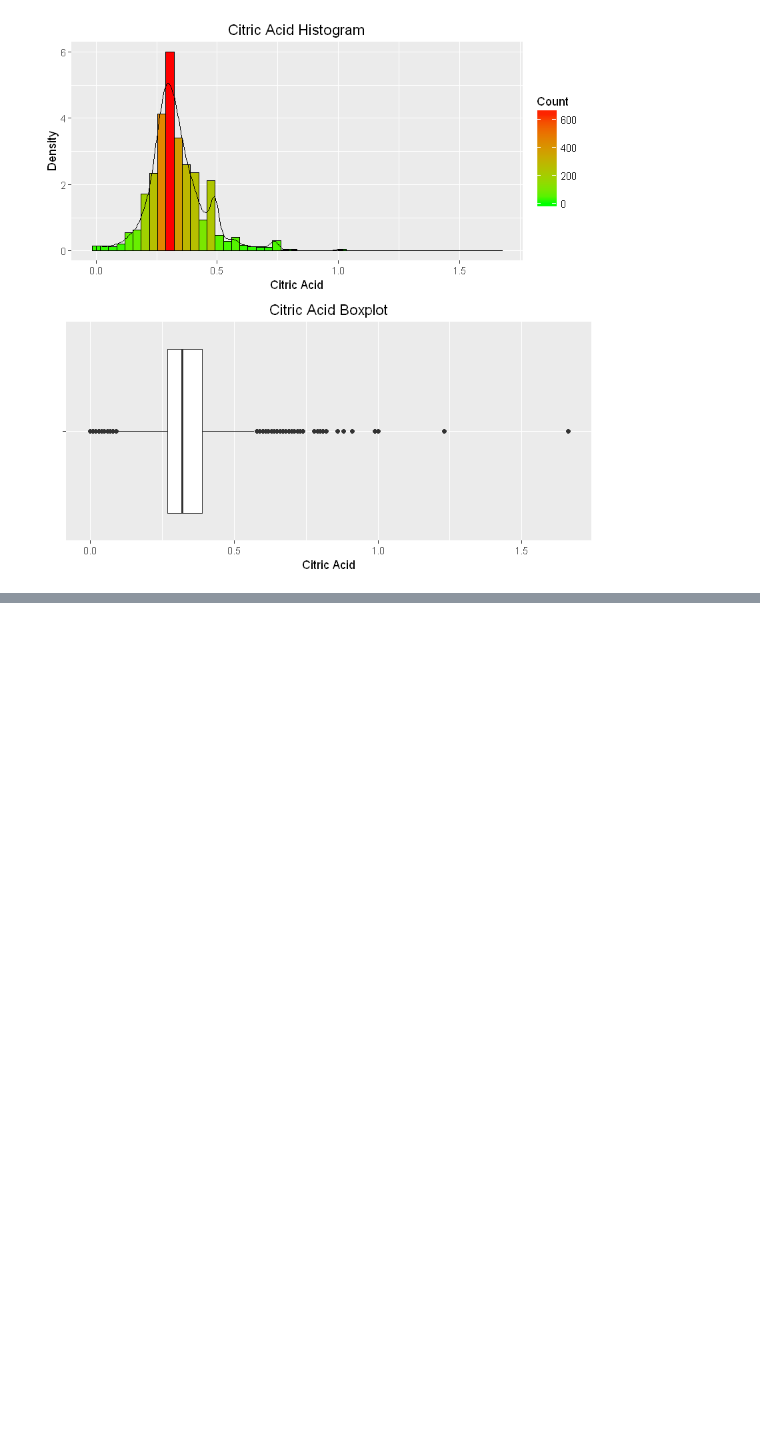
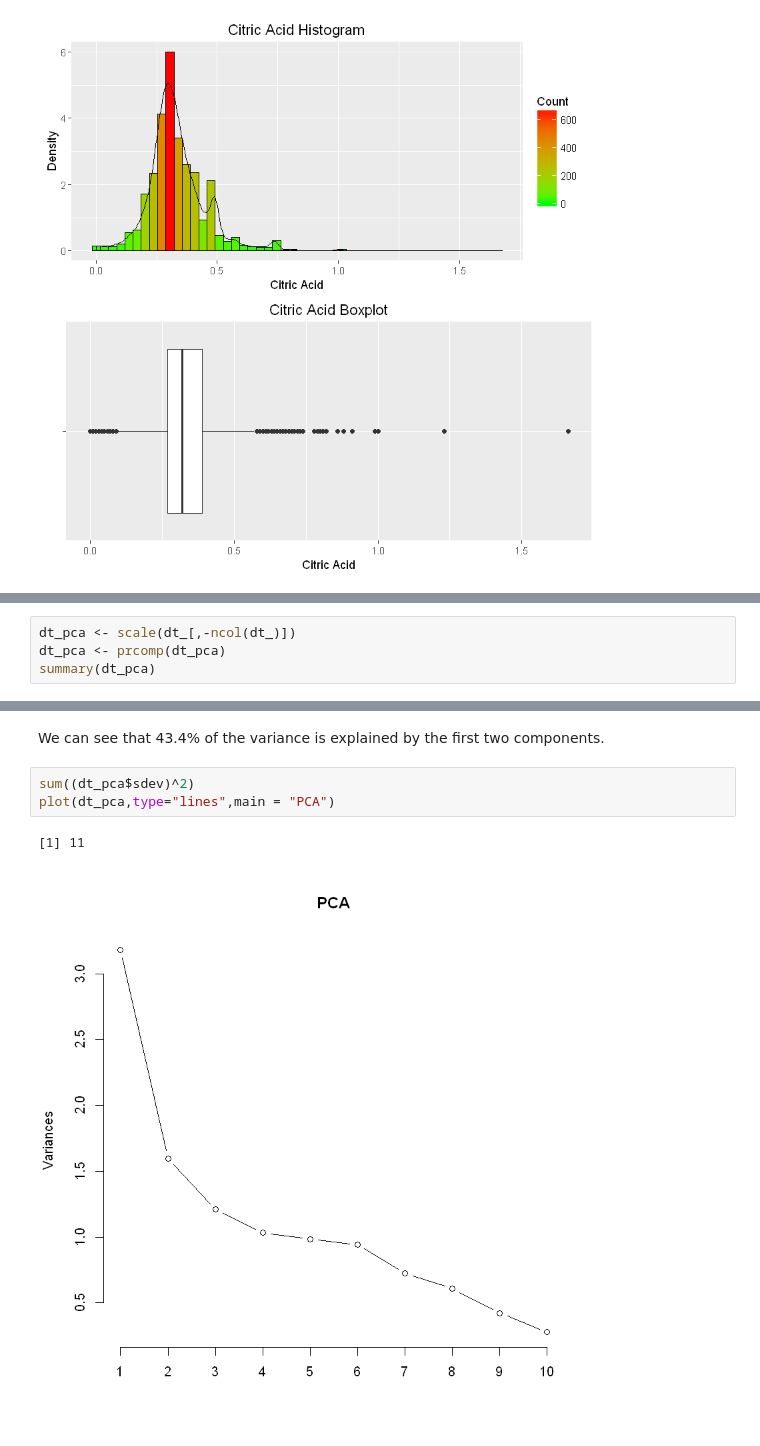
Before and after one commit to codeBehindMe/ADLA2, a Jupyter notebook: TILLEKERATNE_27345483_ASS_2.ipynb, the cells around one changed output, grey strips where cells are left out. Cells and saved outputs as stored; diff of their text form; blank space fills up the shorter version.

Commit message:
new lines

```diff
--- a/TILLEKERATNE_27345483_ASS_2.ipynb
+++ b/TILLEKERATNE_27345483_ASS_2.ipynb
@@ -228,0 +287,4 @@ summary(dt_$citric.acid)
+# %%
+dt_pca <- scale(dt_[,-ncol(dt_)])
+dt_pca <- prcomp(dt_pca)
+summary(dt_pca)
@@ -228,0 +301,8 @@ summary(dt_$citric.acid)
+# %% [markdown]
+We can see that 43.4% of the variance is explained by the first two components.
+# %%
+sum((dt_pca$sdev)^2)
+plot(dt_pca,type="lines",main = "PCA")
+# %% [output]
+[1] 11
+[figure, added]
```
Also changed, not shown: parts of 25 cells of this notebook.
